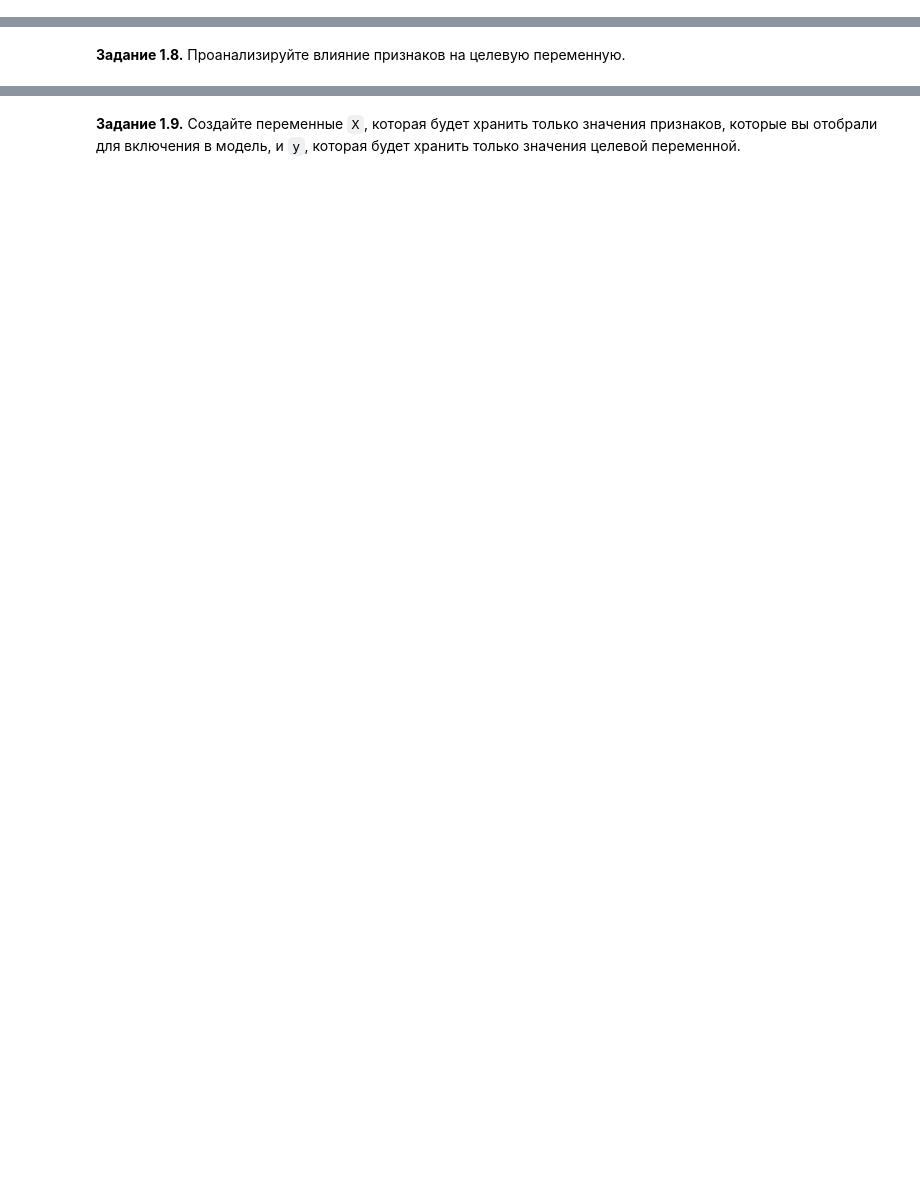
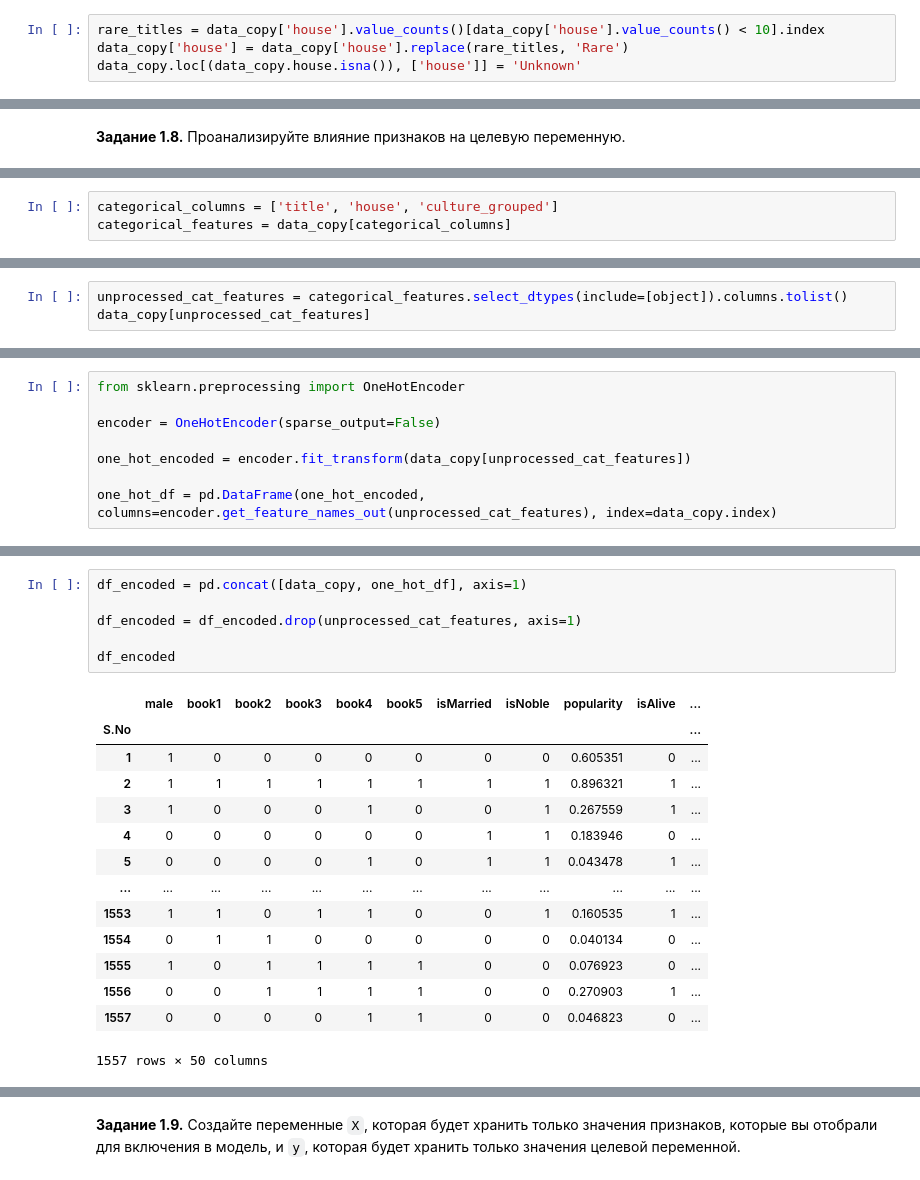
Before and after one commit to danyabredov/Bredov_rpo, a Jupyter notebook: week_01_ml_intro/Homework/hw_1_game_of_thrones.ipynb, the cells around one changed output, grey strips where cells are left out. Saved outputs shown, nothing was run; the diff lists cells and outputs as text; blank space fills up the shorter version.

```diff
--- a/week_01_ml_intro/Homework/hw_1_game_of_thrones.ipynb
+++ b/week_01_ml_intro/Homework/hw_1_game_of_thrones.ipynb
@@ -624,0 +803,4 @@ data.describe(include = 'number').T[['count', 'min', 'max']].assign(N_unique_val
+# %%
+rare_titles = data_copy['house'].value_counts()[data_copy['house'].value_counts() < 10].index
+data_copy['house'] = data_copy['house'].replace(rare_titles, 'Rare')
+data_copy.loc[(data_copy.house.isna()), ['house']] = 'Unknown'
@@ -628,0 +852,3 @@ data.describe(include = 'number').T[['count', 'min', 'max']].assign(N_unique_val
+# %%
+categorical_columns = ['title', 'house', 'culture_grouped']
+categorical_features = data_copy[categorical_columns]
@@ -628,0 +859,3 @@ data.describe(include = 'number').T[['count', 'min', 'max']].assign(N_unique_val
+# %%
+unprocessed_cat_features = categorical_features.select_dtypes(include=[object]).columns.tolist()
+data_copy[unprocessed_cat_features]
@@ -628,0 +877,8 @@ data.describe(include = 'number').T[['count', 'min', 'max']].assign(N_unique_val
+# %%
+from sklearn.preprocessing import OneHotEncoder
+
+encoder = OneHotEncoder(sparse_output=False)
+
+one_hot_encoded = encoder.fit_transform(data_copy[unprocessed_cat_features])
+
+one_hot_df = pd.DataFrame(one_hot_encoded, columns=encoder.get_feature_names_out(unprocessed_cat_features), index=data_copy.index)
@@ -628,0 +902,21 @@ data.describe(include = 'number').T[['count', 'min', 'max']].assign(N_unique_val
+# %%
+df_encoded = pd.concat([data_copy, one_hot_df], axis=1)
+
+df_encoded = df_encoded.drop(unprocessed_cat_features, axis=1)
+
+df_encoded
+# %% [output]
+|  | male | book1 | book2 | book3 | book4 | book5 | isMarried | isNoble | popularity | isAlive | ... |
+| S.No |  |  |  |  |  |  |  |  |  |  | ... |
+| 1 | 1 | 0 | 0 | 0 | 0 | 0 | 0 | 0 | 0.605351 | 0 | ... |
+| 2 | 1 | 1 | 1 | 1 | 1 | 1 | 1 | 1 | 0.896321 | 1 | ... |
+| 3 | 1 | 0 | 0 | 0 | 1 | 0 | 0 | 1 | 0.267559 | 1 | ... |
+| 4 | 0 | 0 | 0 | 0 | 0 | 0 | 1 | 1 | 0.183946 | 0 | ... |
+| 5 | 0 | 0 | 0 | 0 | 1 | 0 | 1 | 1 | 0.043478 | 1 | ... |
+| ... | ... | ... | ... | ... | ... | ... | ... | ... | ... | ... | ... |
+| 1553 | 1 | 1 | 0 | 1 | 1 | 0 | 0 | 1 | 0.160535 | 1 | ... |
+| 1554 | 0 | 1 | 1 | 0 | 0 | 0 | 0 | 0 | 0.040134 | 0 | ... |
+| 1555 | 1 | 0 | 1 | 1 | 1 | 1 | 0 | 0 | 0.076923 | 0 | ... |
+| 1556 | 0 | 0 | 1 | 1 | 1 | 1 | 0 | 0 | 0.270903 | 1 | ... |
+| 1557 | 0 | 0 | 0 | 0 | 1 | 1 | 0 | 0 | 0.046823 | 0 | ... |
+1557 rows × 50 columns
```
Also changed, not shown: parts of 65 cells of this notebook.
